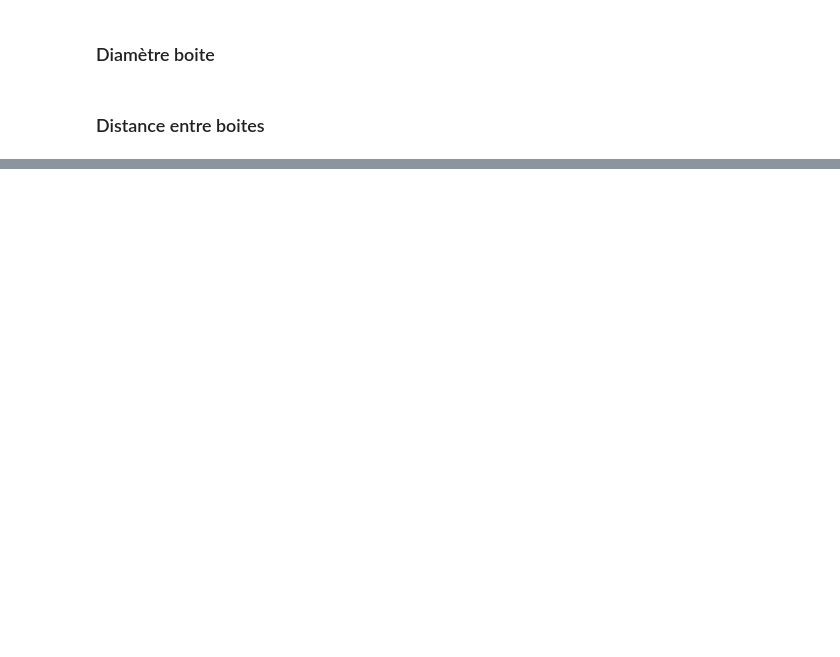
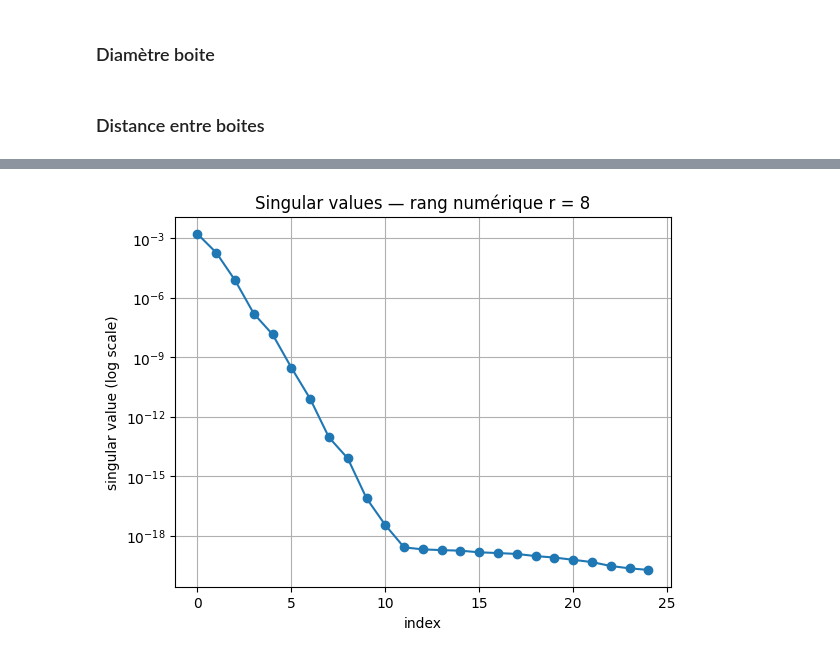
Before and after one commit to clembail/MS04, a Jupyter notebook: TP4/tp4.ipynb, the cells around one changed output, grey strips where cells are left out. Cells and saved outputs as stored; diff of their text form; code cells hidden in the pictures; blank space fills up the shorter version.

```diff
--- a/TP4/tp4.ipynb
+++ b/TP4/tp4.ipynb
@@ -25,7 +50,6 @@ class noeudArbre:
 ### Diamètre boite
 # %%
 def calculer_diametre_boite(boite):
-    """Calcule le diamètre (diagonale) d'une boîte englobante."""
     if boite is None:
         return 0.0
     min_coords, max_coords = boite
@@ -312,0 +399,79 @@ L'arbre a été sauvegardé et affiché (fichier: arbre_bsp_simple.png)
+# %%
+def trouver_blocs_admissibles(noeud_tau,noeud_sigma,eta=3):
+
+    blocs_admissibles = []
+
+    if is_admissible(noeud_tau, noeud_sigma, eta):
+        blocs_admissibles.append((noeud_tau,noeud_sigma))
+
+    elif noeud_tau.est_feuille or noeud_sigma.est_feuille:
+        pass
+
+    else :
+        blocs_admissibles.extend(trouver_blocs_admissibles(noeud_tau.gauche, noeud_sigma.gauche, eta))
+        blocs_admissibles.extend(trouver_blocs_admissibles(noeud_tau.gauche, noeud_sigma.droit, eta))
+        blocs_admissibles.extend(trouver_blocs_admissibles(noeud_tau.droit, noeud_sigma.droit, eta))
+        blocs_admissibles.extend(trouver_blocs_admissibles(noeud_tau.droit, noeud_sigma.gauche, eta))
+
+    return blocs_admissibles
+# %%
+Nsegments = 200         # Nombre de noeuds/segments
+a = 1.0         # Rayon
+k = 2 * np.pi   # Nombre d'onde
+n_gauss = 2     # Points de Gauss-Legendre
+
+# --- Initialisation BEM ---
+angles, nodes = generate_nodes(Nsegments, a)
+segments = generate_segments_indices(Nsegments)
+points, poids = np.polynomial.legendre.leggauss(n_gauss)
+
+# matrice BEM
+BEM = matriceA(Nsegments, segments, nodes, G, points, poids, k)
+
+# Géométrie compatible avec la BEM : les points = les centres/noeuds de la frontière
+tous_les_points = nodes
+indices_originaux = np.arange(Nsegments)
+
+# arbre binaire
+racine_binaire = construire_arbre_bsp(tous_les_points, indices_originaux)
+
+# arbre de blocs
+racine_blocs = construire_arbre_blocs(racine_binaire,racine_binaire)
+
+# liste des blocs admissibles
+blocs_admissibles = trouver_blocs_admissibles(racine_binaire,racine_binaire)
+m = len(blocs_admissibles)
+
+if m == 0:
+    raise RuntimeError("Aucun bloc admissible trouvé. Vérifiez Nleaf et eta.")
+
+def get_min_size(bloc_tuple):
+    tau, sigma = bloc_tuple
+    return min(tau.nb_points, sigma.nb_points)
+
+blocs_tries = sorted(blocs_admissibles, key=get_min_size, reverse=True)
+
+bloc_tau, bloc_sigma = blocs_tries[0]
+
+print(f"--- Test du plus grand bloc admissible ---")
+print(f"Taille du bloc (lignes x cols): {bloc_tau.nb_points} x {bloc_sigma.nb_points}")
+
+indices_ligne = np.sort(bloc_tau.indices)
+indices_colonne = np.sort(bloc_sigma.indices)
+
+# Vérifier que les indices ne sont pas vides
+if len(indices_ligne) == 0 or len(indices_colonne) == 0:
+    raise RuntimeError(f"Le bloc {bloc_tau.nb_points}x{bloc_sigma.nb_points} a des indices vides.")
+sous_blocsBEM = BEM[np.ix_(indices_ligne, indices_colonne)]
+if sous_blocsBEM.size == 0:
+    raise RuntimeError("Sous-bloc vide")
+U, S, Vh = np.linalg.svd(sous_blocsBEM, full_matrices=False)
+tol = 1e-12 * max(sous_blocsBEM.shape) * S[0]
+rang_num = np.sum(S > tol)
+plt.semilogy(S, marker='o')
+plt.title(f"Singular values — rang numérique r = {rang_num}")
+plt.xlabel("index")
+plt.ylabel("singular value (log scale)")
+plt.grid(True)
+plt.show()
+# %% [output]
@@ -312,0 +480 @@ L'arbre a été sauvegardé et affiché (fichier: arbre_bsp_simple.png)
+[figure, added]
```
Also changed, not shown: parts of 30 cells of this notebook, 1 other file.
